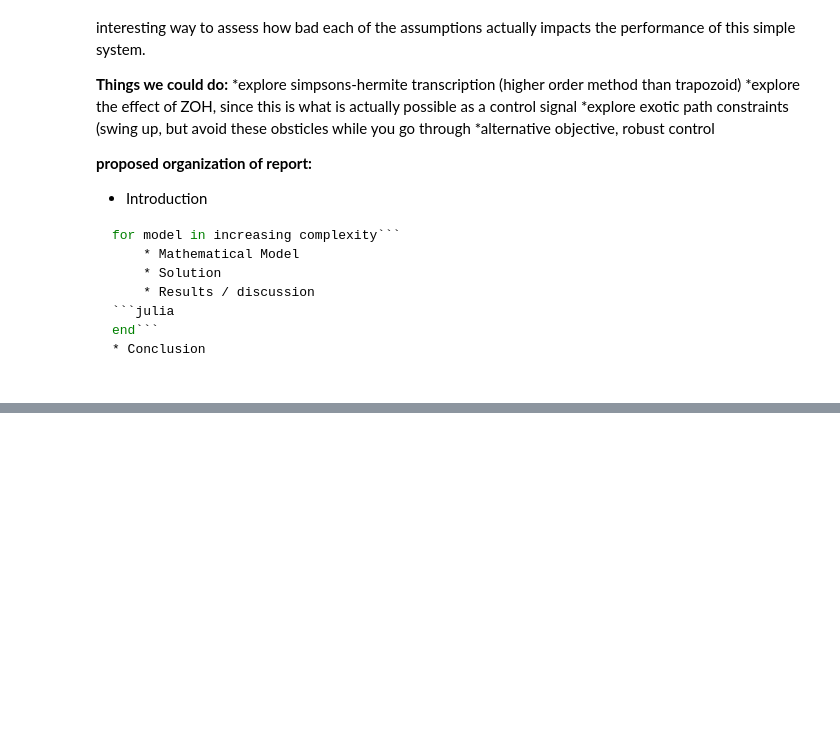
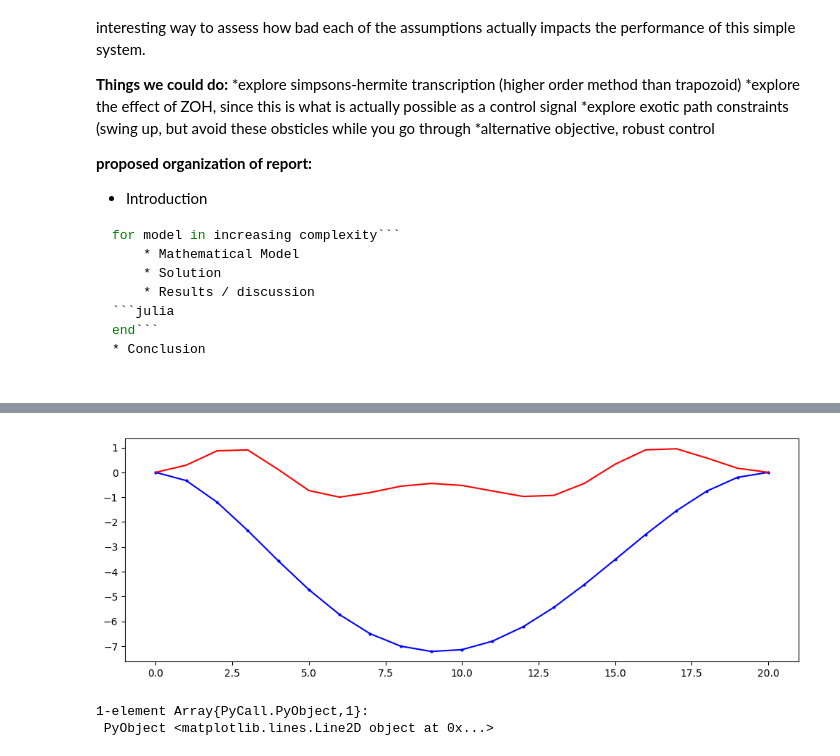
Before and after one commit to the1kieran/pullCartTrajOpt, a Jupyter notebook: finalProject/KieranProject.ipynb, the cells around one changed output, grey strips where cells are left out. Cells and saved outputs as stored; diff of their text form; code cells hidden in the pictures; blank space fills up the shorter version.

```diff
--- a/finalProject/KieranProject.ipynb
+++ b/finalProject/KieranProject.ipynb
@@ -423,0 +528,16 @@
+# %%
+#define initial and final states, x
+x0 = [0 pi 0 0]'
+xf = [0 pi 0 0]'   #wind up at the same angle, but
+(c,x,xdot, y, s) = SolvLinearizedwithpathconstraintCartPull(x0,xf,1,.05)
+# line = linspace(0,5,50)
+using PyPlot
+figure(figsize=(12,4))
+# plot(c[1,:],"purple")
+plot( x[1,:], "b.-", markersize=4)
+plot(sin.(x[2,:]),"r")
+# plot(y,"b")
+# %% [output]
+[figure, added]
+1-element Array{PyCall.PyObject,1}:
+ PyObject <matplotlib.lines.Line2D object at 0x...>
```
Also changed, not shown: parts of 5 cells of this notebook.
